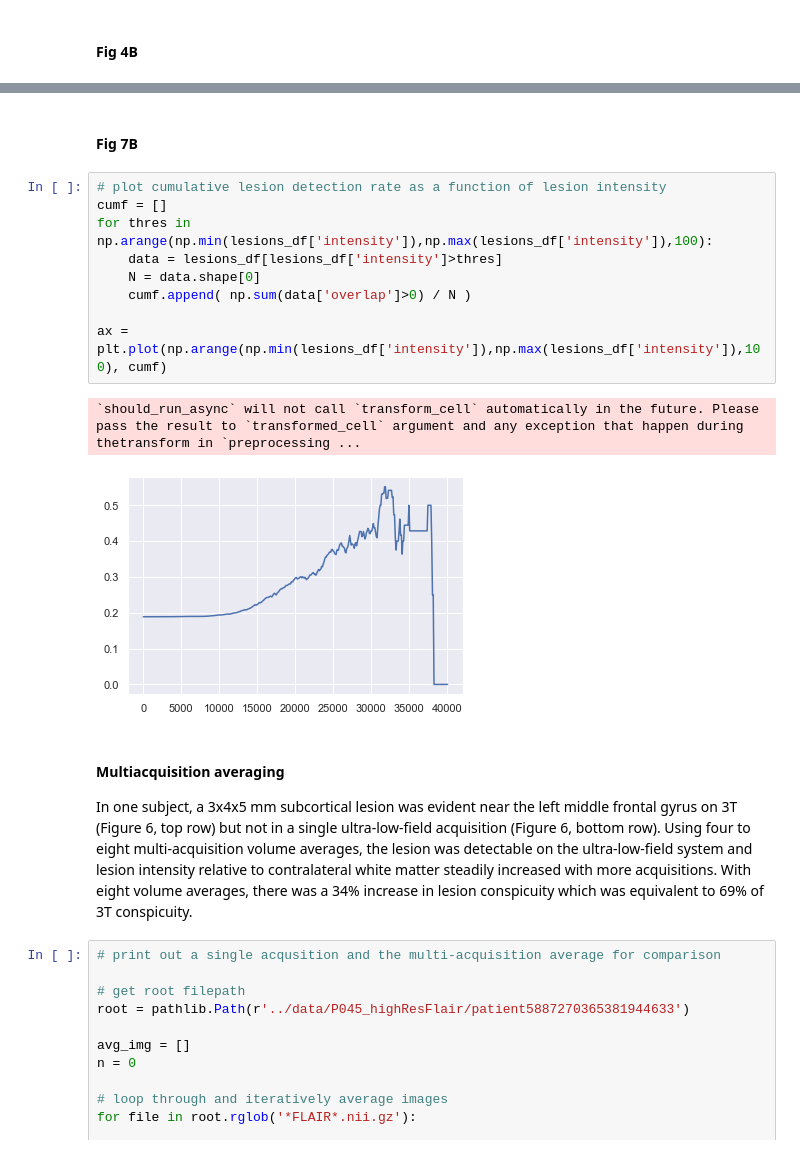
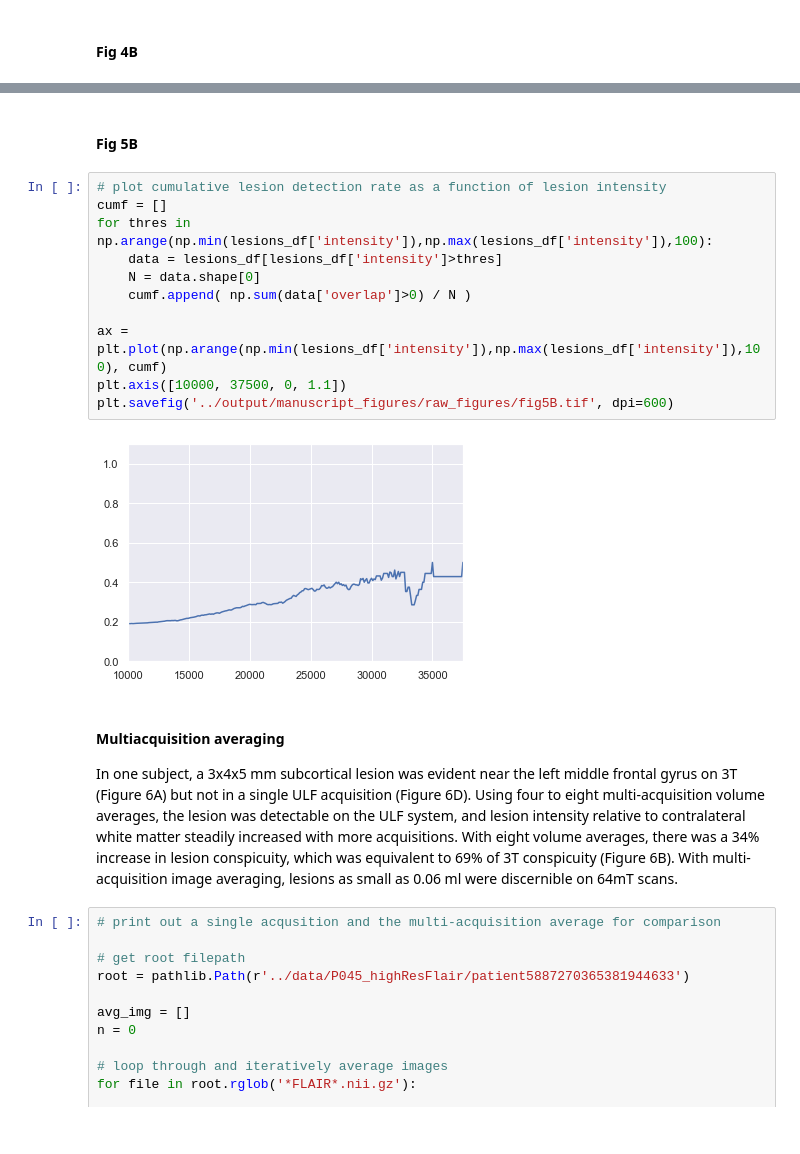
Before and after one commit to penn-cnt/Arnold_LF-MRI_MS, a Jupyter notebook: manuscript_companion_07132021.ipynb, the cells around one changed output, grey strips where cells are left out. Drawn from its saved outputs; the diff is of its cells as text.

Commit message:
Updated manuscript companion

```diff
--- a/manuscript_companion_07132021.ipynb
+++ b/manuscript_companion_07132021.ipynb
@@ -787,21 +814,22 @@ plt.axis([0, 2.5, 0, 1.1])
 [figure]
 # %% [markdown]
-#### Fig 7B
+#### Fig 5B
 # %%
 # plot cumulative lesion detection rate as a function of lesion intensity
 cumf = []
 for thres in np.arange(np.min(lesions_df['intensity']),np.max(lesions_df['intensity']),100):
     data = lesions_df[lesions_df['intensity']>thres]
     N = data.shape[0]
     cumf.append( np.sum(data['overlap']>0) / N )
 
 ax = plt.plot(np.arange(np.min(lesions_df['intensity']),np.max(lesions_df['intensity']),100), cumf)
+plt.axis([10000, 37500, 0, 1.1])
+plt.savefig('../output/manuscript_figures/raw_figures/fig5B.tif', dpi=600)
 # %% [output]
-`should_run_async` will not call `transform_cell` automatically in the future. Please pass the result to `transformed_cell` argument and any exception that happen during thetransform in `preprocessing ...
-[figure, old version]
+[figure, new version]
 # %% [markdown]
 #### Multiacquisition averaging
-In one subject, a 3x4x5 mm subcortical lesion was evident near the left middle frontal gyrus on 3T (Figure 6, top row) but not in a single ultra-low-field acquisition (Figure 6, bottom row). Using four to eight multi-acquisition volume averages, the lesion was detectable on the ultra-low-field system and lesion intensity relative to contralateral white matter steadily increased with more acquisitions. With eight volume averages, there was a 34% increase in lesion conspicuity which was equivalent to 69% of 3T conspicuity.
+In one subject, a 3x4x5 mm subcortical lesion was evident near the left middle frontal gyrus on 3T (Figure 6A) but not in a single ULF acquisition (Figure 6D). Using four to eight multi-acquisition volume averages, the lesion was detectable on the ULF system, and lesion intensity relative to contralateral white matter steadily increased with more acquisitions. With eight volume averages, there was a 34% increase in lesion conspicuity, which was equivalent to 69% of 3T conspicuity (Figure 6B). With multi-acquisition image averaging, lesions as small as 0.06 ml were discernible on 64mT scans.
 # %%
 # print out a single acqusition and the multi-acquisition average for comparison
 
```
Also changed, not shown: parts of 25 cells of this notebook.
